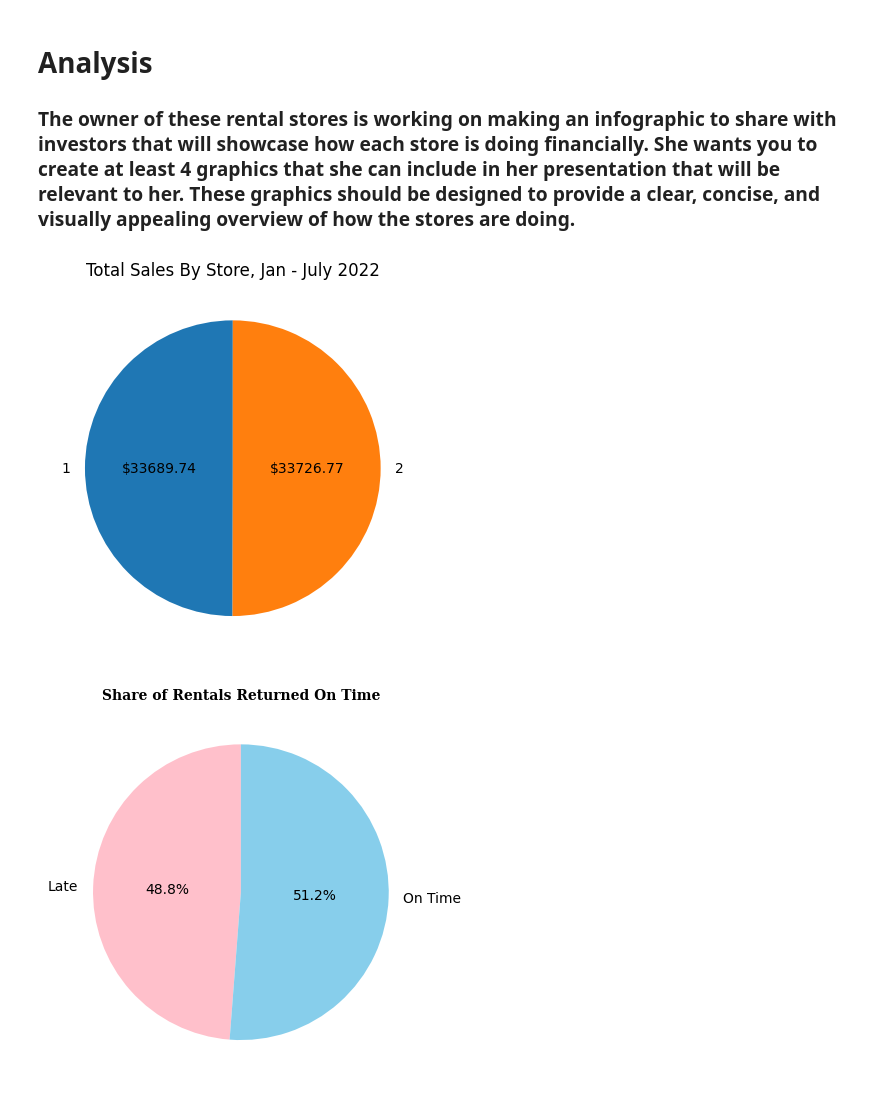
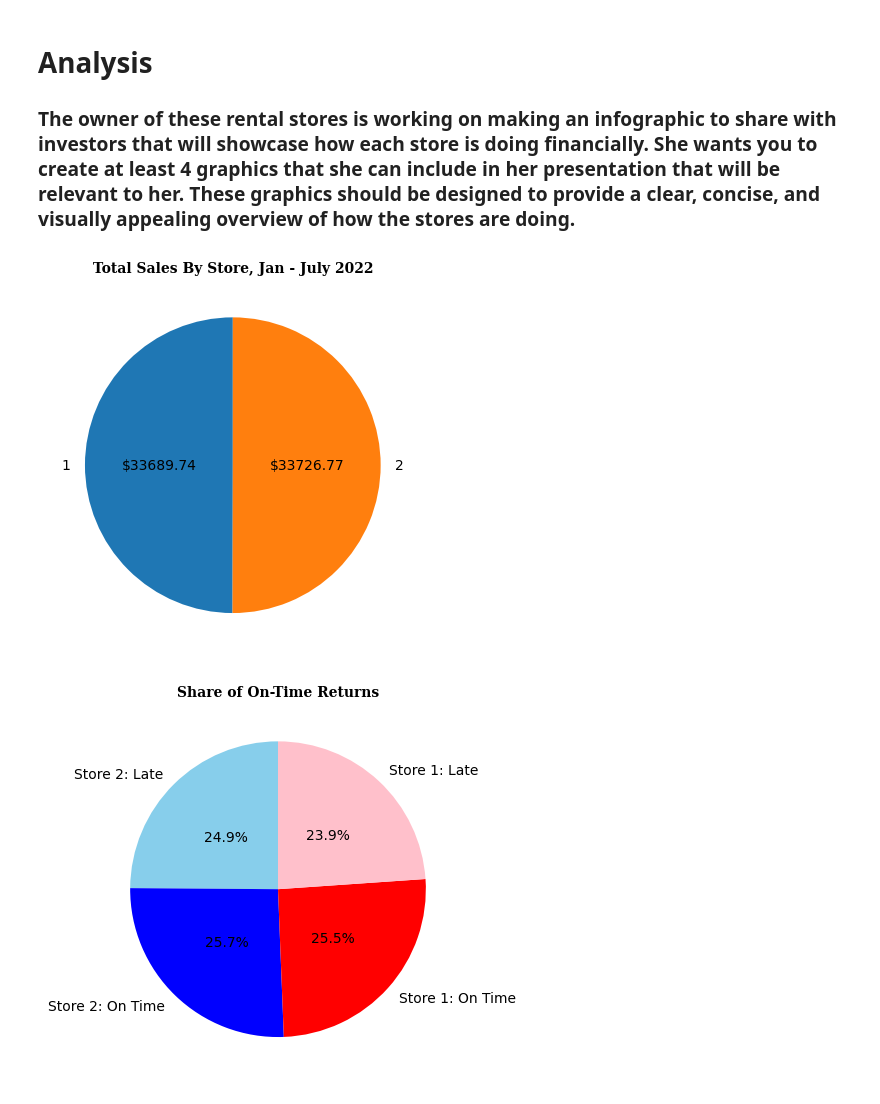
Before and after one commit to York-Solutions-B2E/andrew-kane-pagila-assignment, a Jupyter notebook: SQL-queries.ipynb, the cells around one changed output. Drawn from its saved outputs; the diff is of its cells as text; code cells hidden in the pictures.

Commit message:
updated graphic on-time returns

```diff
--- a/SQL-queries.ipynb
+++ b/SQL-queries.ipynb
@@ -394,41 +394,45 @@ stores = [row[0] for i, row in df10.iterrows()]
 sales = [float(row[1]) for i, row in df10.iterrows()]
 
 plt.pie(sales, labels = stores, autopct=lambda p: '${:.2f}'.format(p * sum(sales) / 100), startangle=90, pctdistance=0.5)
-plt.title("Total Sales By Store, Jan - July 2022")
+plt.title("Total Sales By Store, Jan - July 2022", font='serif', weight='heavy')
 plt.show()
 # %% [output]
-[figure, old version]
+[figure, new version]
 # %%
 # 2. Proportion of rentals returned on time
 query15= """
 WITH pct_late_rentals AS (
     SELECT
-		rental.rental_id,
+        rental.rental_id,
         rental.rental_date AS red, -- timestamp w/ time zone
         rental.return_date AS rtd, -- timestamp w/ time zone
-        film.rental_duration AS days -- int, days
+        film.rental_duration AS days, -- int, days
+        inventory.store_id -- Include store_id in the CTE
     FROM
         rental
         JOIN inventory ON rental.inventory_id = inventory.inventory_id
         JOIN film ON inventory.film_id = film.film_id
 )
 SELECT
+    plr.store_id,
     COUNT(CASE WHEN plr.red + (plr.days || ' days')::interval > plr.rtd THEN 1 END) AS late_true_count,
     COUNT(CASE WHEN plr.red + (plr.days || ' days')::interval <= plr.rtd THEN 1 END) AS late_false_count
 FROM
-    pct_late_rentals plr;
+    pct_late_rentals plr
+GROUP BY
+    plr.store_id;
 """
 
 cursor.execute(query15)
 result15 = cursor.fetchall()
 
 df15 = pd.DataFrame(result15)
 
-late = int([row[0] for i, row in df15.iterrows()][0])
-on_time = int([row[1] for i, row in df15.iterrows()][0])
+late = [row[1] for i, row in df15.iterrows()]
+on_time = [row[2] for i, row in df15.iterrows()]
 
-plt.pie([late, on_time], labels = ["Late", "On Time"], autopct='%.1f%%', startangle=90, pctdistance=0.5, colors=('pink', 'skyblue'))
-plt.title("Share of Rentals Returned On Time", font='serif', weight='heavy')
+plt.pie([late[1], on_time[1], on_time[0], late[0]], labels = ["Store 2: Late", "Store 2: On Time", "Store 1: On Time", "Store 1: Late"], autopct='%.1f%%', startangle=90, pctdistance=0.5, colors=('skyblue', 'blue', 'red', 'pink'))
+plt.title("Share of On-Time Returns", font='serif', weight='heavy')
 plt.show()
 # %% [output]
-[figure, old version]
+[figure, new version]
```
